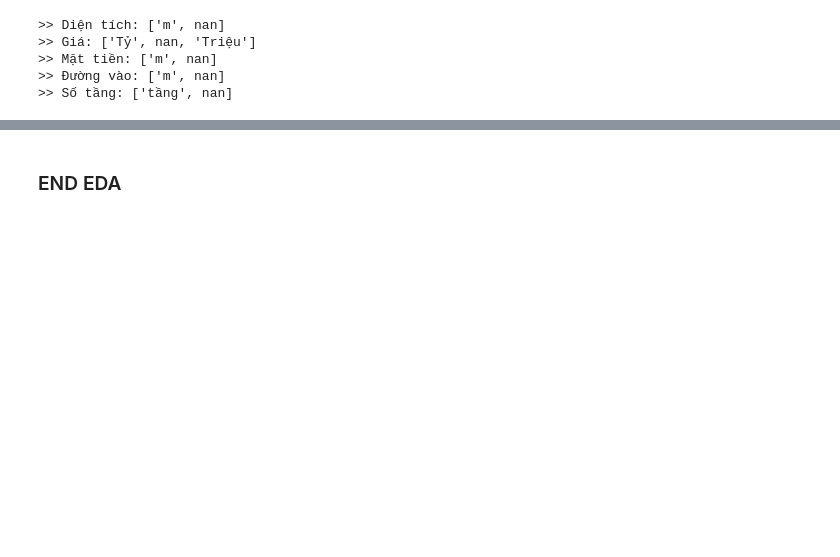
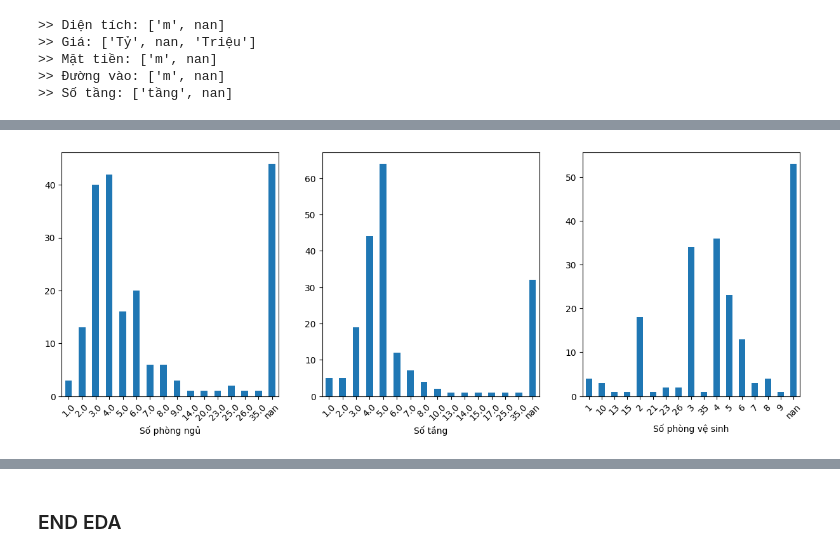
Before and after one commit to thiemcun203/Real-Estate-Price-Prediction, a Jupyter notebook: house_price_eda/analyze_data.ipynb, the cells around one changed output, grey strips where cells are left out. Cells and saved outputs as stored; diff of their text form; code cells hidden in the pictures; blank space fills up the shorter version.

```diff
--- a/house_price_eda/analyze_data.ipynb
+++ b/house_price_eda/analyze_data.ipynb
@@ -122,0 +126,10 @@ Name: count, dtype: int64
+# %%
+# Plot the distribution of number of bedrooms, number of stories, number of bathrooms, with x-axis in order
+fig, axes = plt.subplots(1, 3, figsize=(15, 5))
+house_data['Số phòng ngủ'].value_counts(dropna=False).sort_index().plot(kind='bar', ax=axes[0], rot=45)
+house_data['Số tầng'].value_counts(dropna=False).sort_index().plot(kind='bar', ax=axes[1], rot=45)
+house_data['Số phòng vệ sinh'].value_counts(dropna=False).sort_index().plot(kind='bar', ax=axes[2], rot=45)
+
+plt.show()
+# %% [output]
+[figure, added]
```
Also changed, not shown: parts of 9 cells of this notebook.
